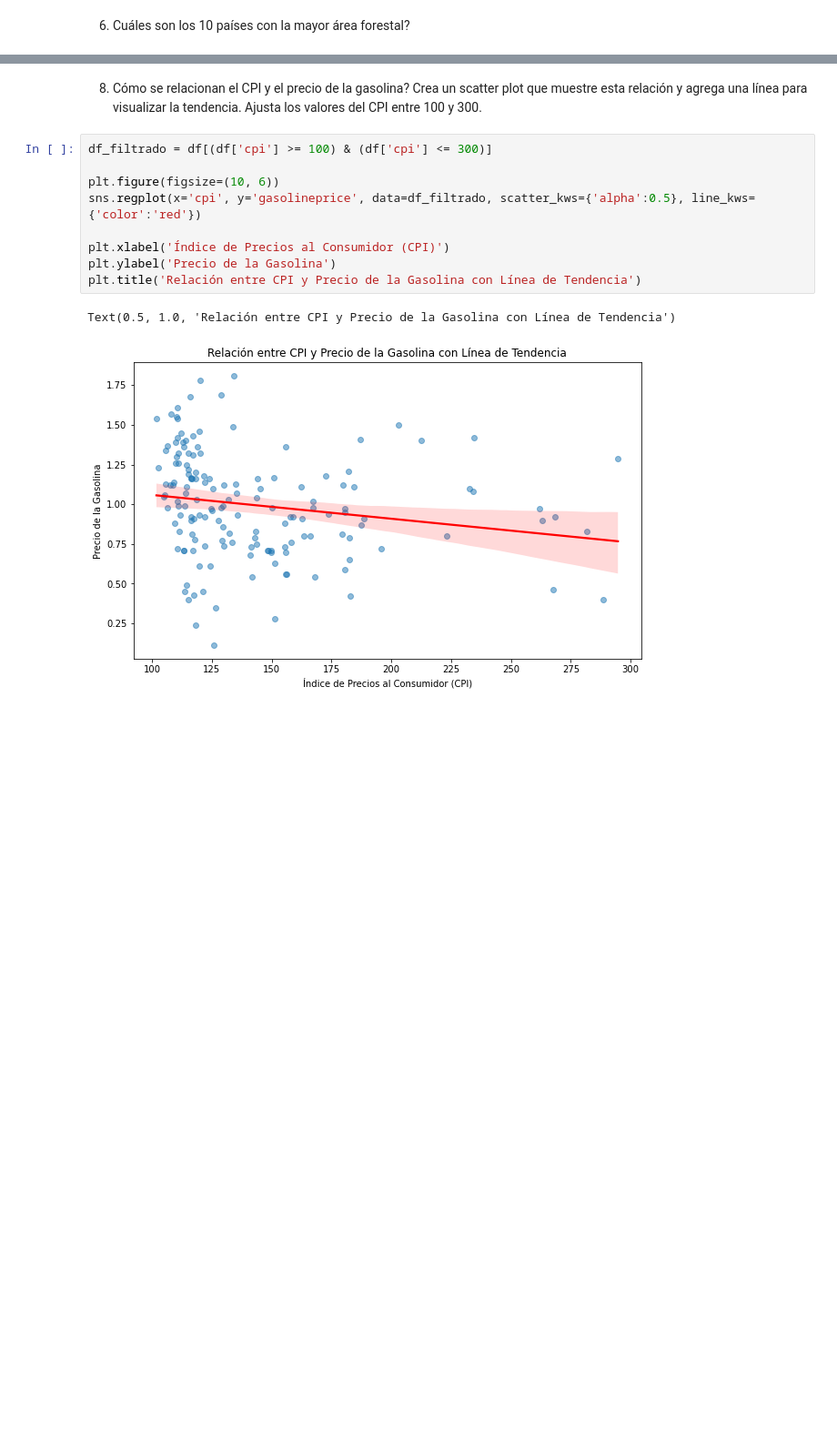
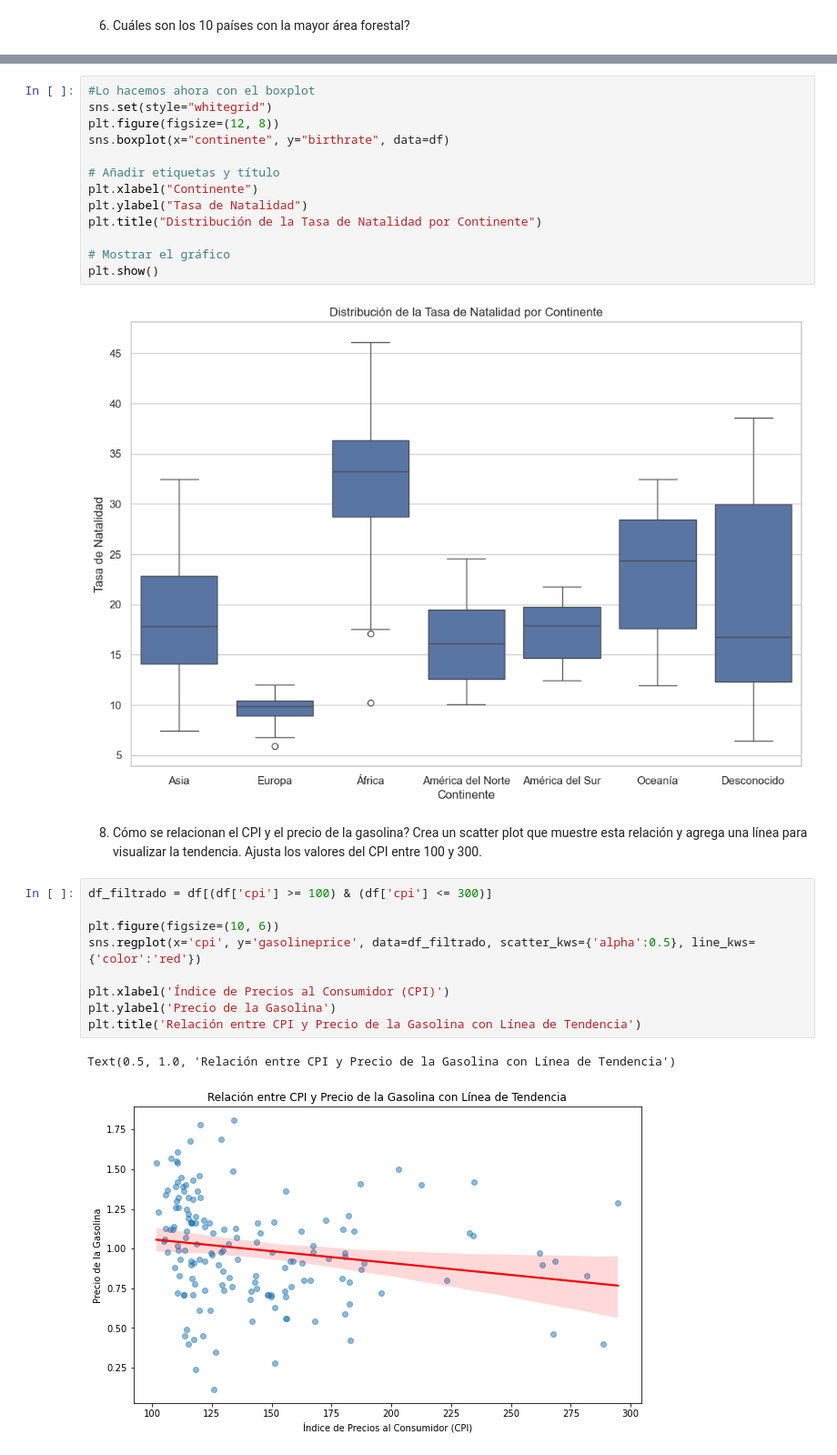
Before and after one commit to Adalab/da-promo-F-modulo3-sprint2-pairprogramming-Ana-Belen, a Jupyter notebook: Pair_visualizacion.ipynb, the cells around one changed output, grey strips where cells are left out. Shown: that part at 91% size. Drawn from its saved outputs; the diff is of its cells as text; blank space fills up the shorter version.

```diff
--- a/Pair_visualizacion.ipynb
+++ b/Pair_visualizacion.ipynb
@@ -142,3 +173,18 @@ plt.xticks(rotation=45, ha='right')
+# %%
+#Lo hacemos ahora con el boxplot
+sns.set(style="whitegrid")
+plt.figure(figsize=(12, 8))
+sns.boxplot(x="continente", y="birthrate", data=df)
+
+# Añadir etiquetas y título
+plt.xlabel("Continente")
+plt.ylabel("Tasa de Natalidad")
+plt.title("Distribución de la Tasa de Natalidad por Continente")
+
+# Mostrar el gráfico
+plt.show()
+# %% [output]
+[figure, added]
 # %% [markdown]
 8. Cómo se relacionan el CPI y el precio de la gasolina? Crea un scatter plot que muestre esta relación y agrega una línea para visualizar la tendencia. Ajusta los valores del CPI entre 100 y 300.
 # %%
```
Also changed, not shown: parts of 10 cells of this notebook.
